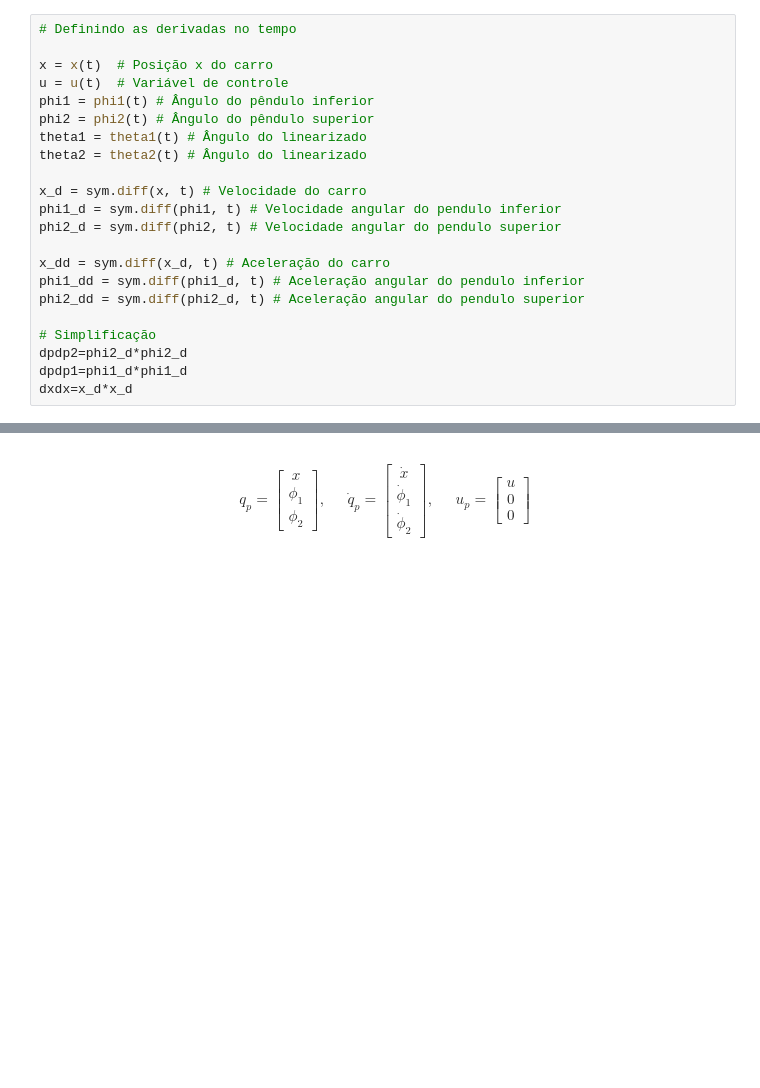
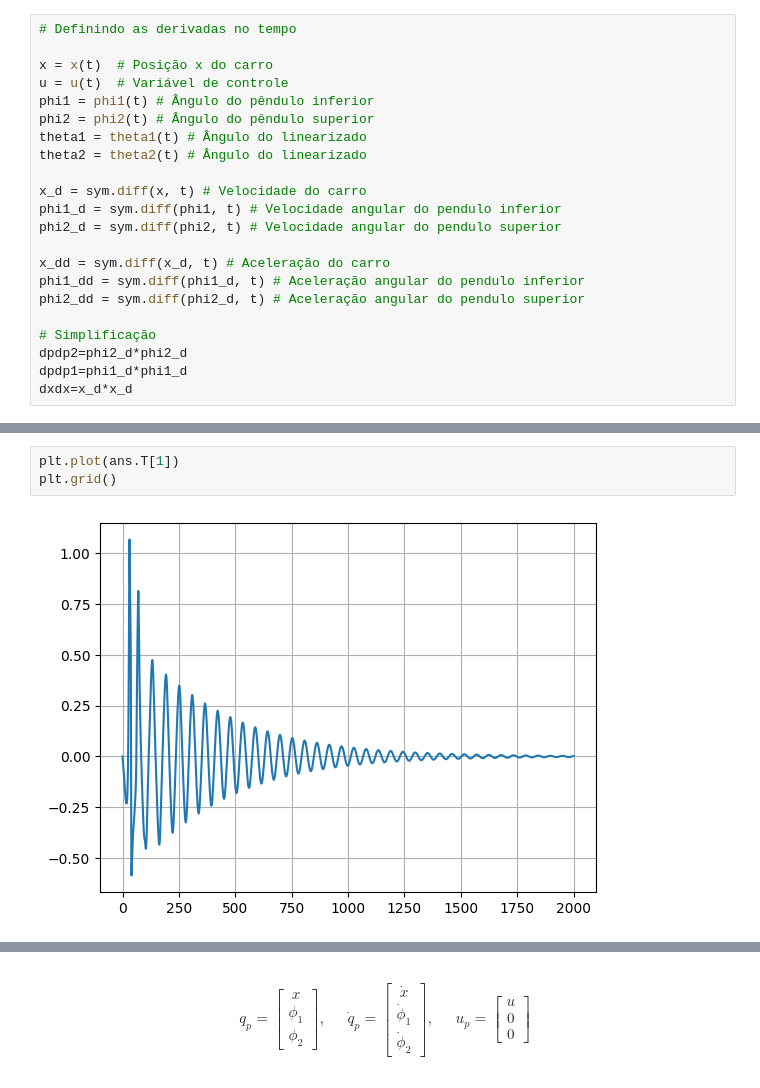
Before and after one commit to thebrendonbarbosa/Projeto_TCC_DPI_Thalyson, a Jupyter notebook: scripts/modelagem_sistema_duplo_pêndulo.ipynb, the cells around one changed output, grey strips where cells are left out. Cells and saved outputs as stored; diff of their text form; blank space fills up the shorter version.

```diff
--- a/scripts/modelagem_sistema_duplo_pêndulo.ipynb
+++ b/scripts/modelagem_sistema_duplo_pêndulo.ipynb
@@ -93,0 +149,5 @@ sol_phi2dd = sym.solve(eqn_phi2, phi2_dd)[0]
+# %%
+plt.plot(ans.T[1])
+plt.grid()
+# %% [output]
+[figure, added]
```
Also changed, not shown: parts of 22 cells of this notebook.
